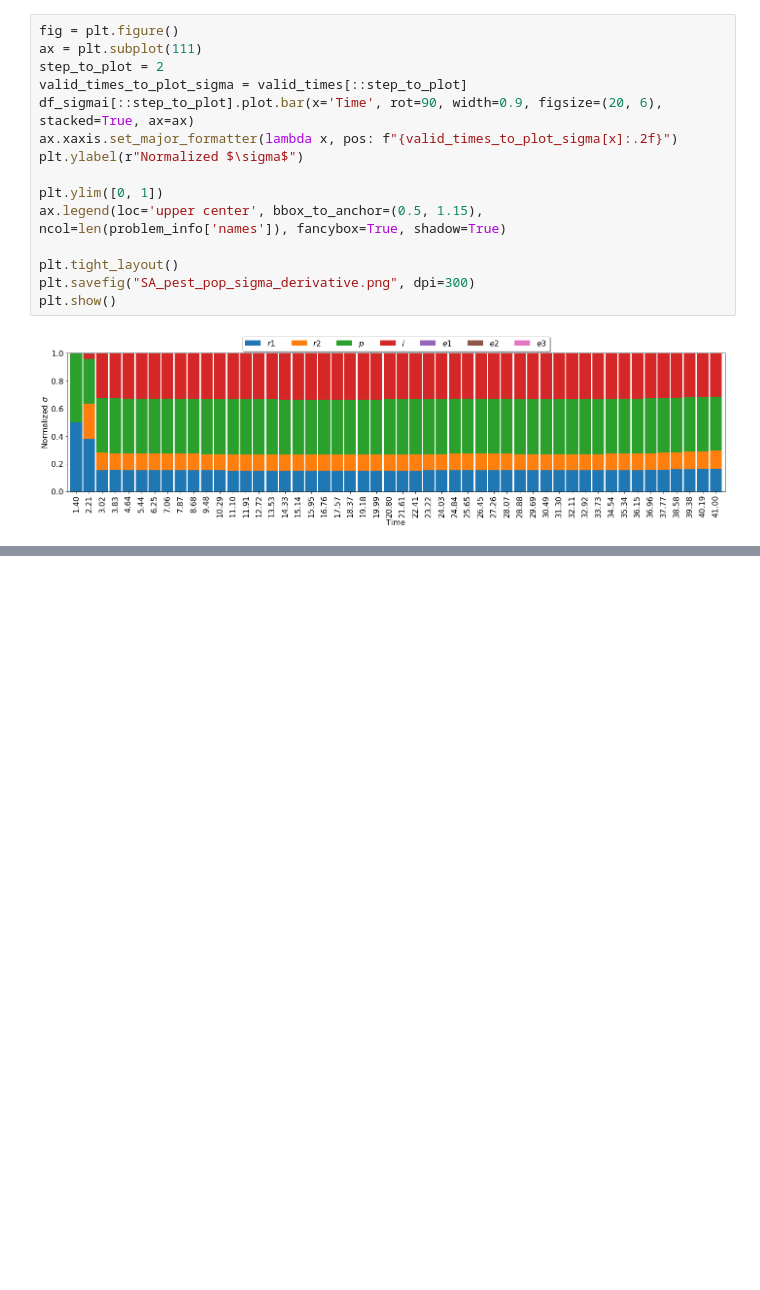
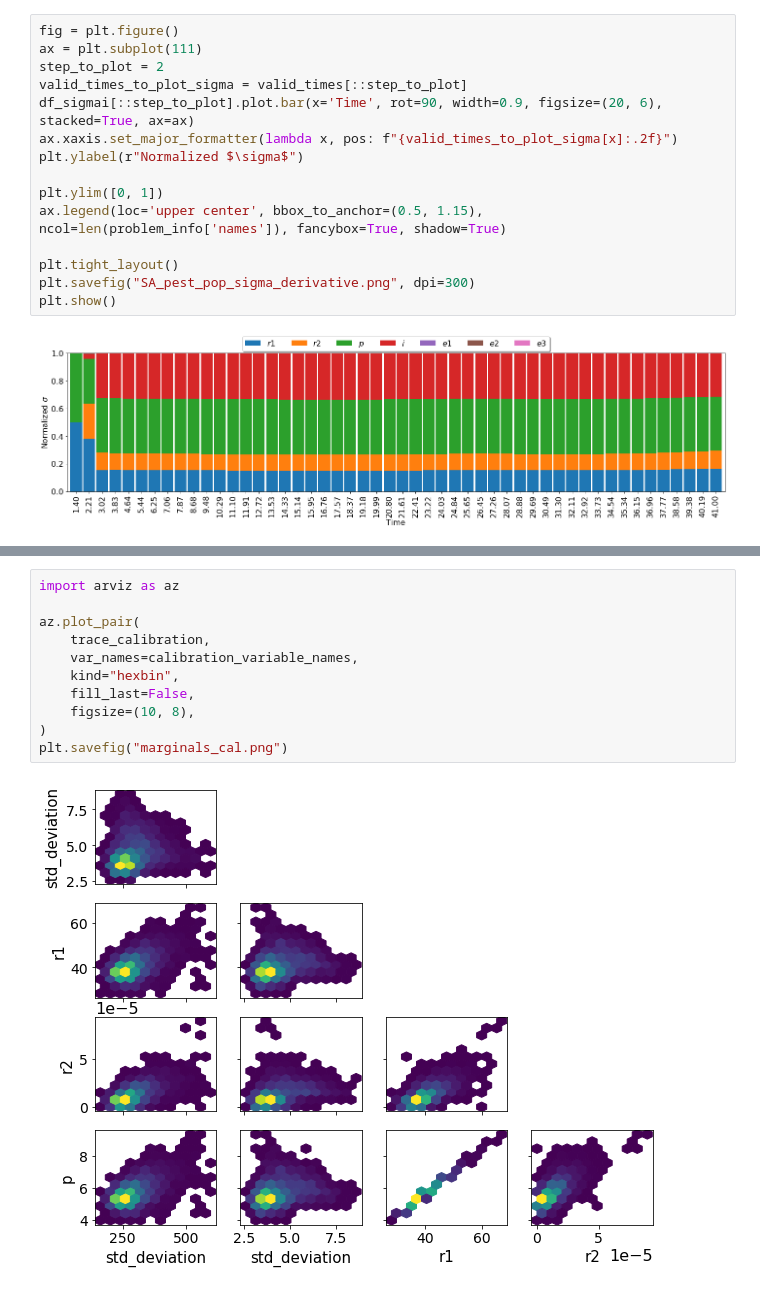
Before and after one commit to volpatto/pdeco, a Jupyter notebook: notebooks/lin.data-banksA-aphid-ladybeetle.ipynb, the cells around one changed output, grey strips where cells are left out. Cells and saved outputs as stored; diff of their text form; blank space fills up the shorter version.

```diff
--- a/notebooks/lin.data-banksA-aphid-ladybeetle.ipynb
+++ b/notebooks/lin.data-banksA-aphid-ladybeetle.ipynb
@@ -832,0 +995,13 @@ plt.show()
+# %%
+import arviz as az
+
+az.plot_pair(
+    trace_calibration,
+    var_names=calibration_variable_names,
+    kind="hexbin",
+    fill_last=False,
+    figsize=(10, 8),
+)
+plt.savefig("marginals_cal.png")
+# %% [output]
+[figure, added]
```
Also changed, not shown: parts of 20 cells of this notebook, 2 other files.
